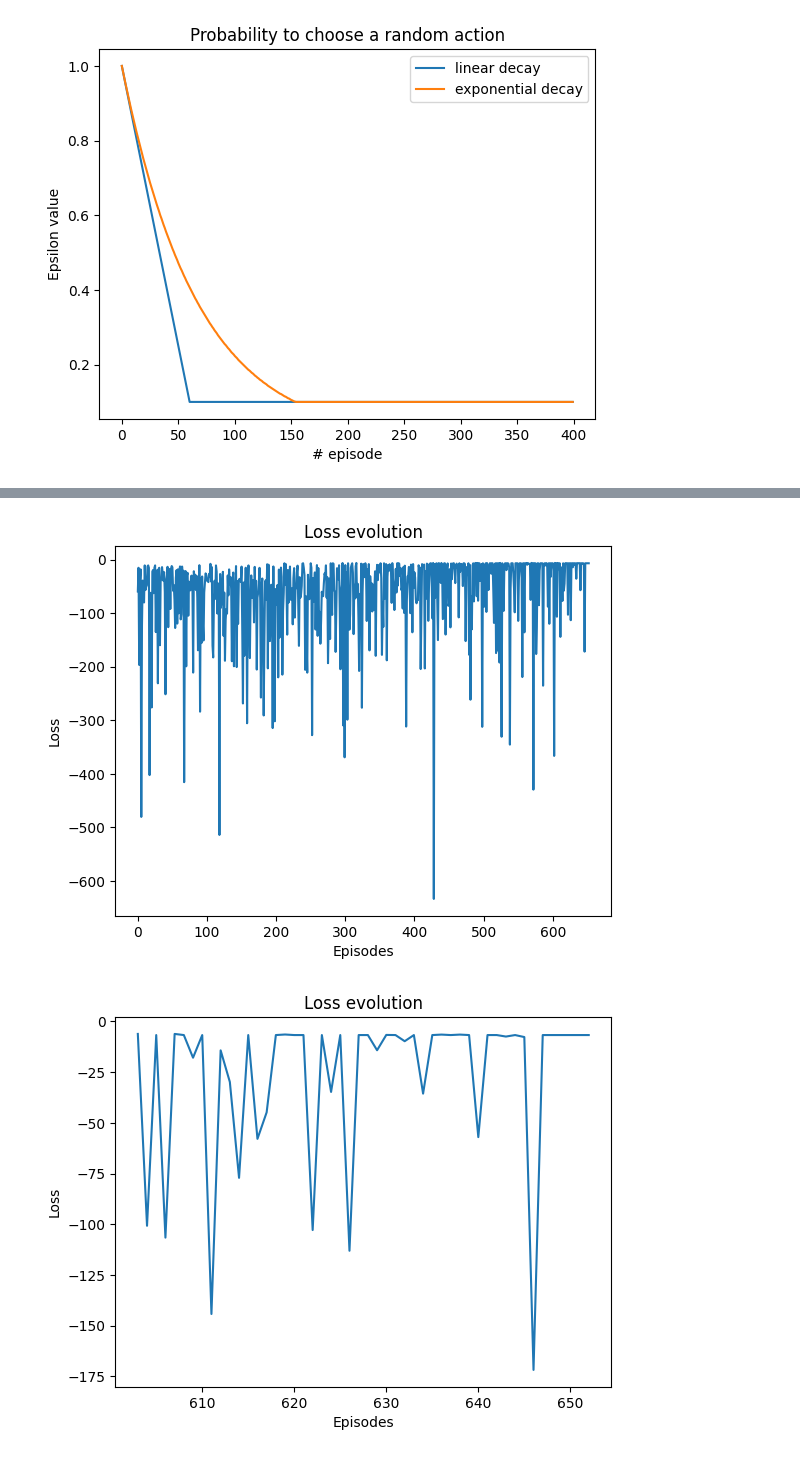
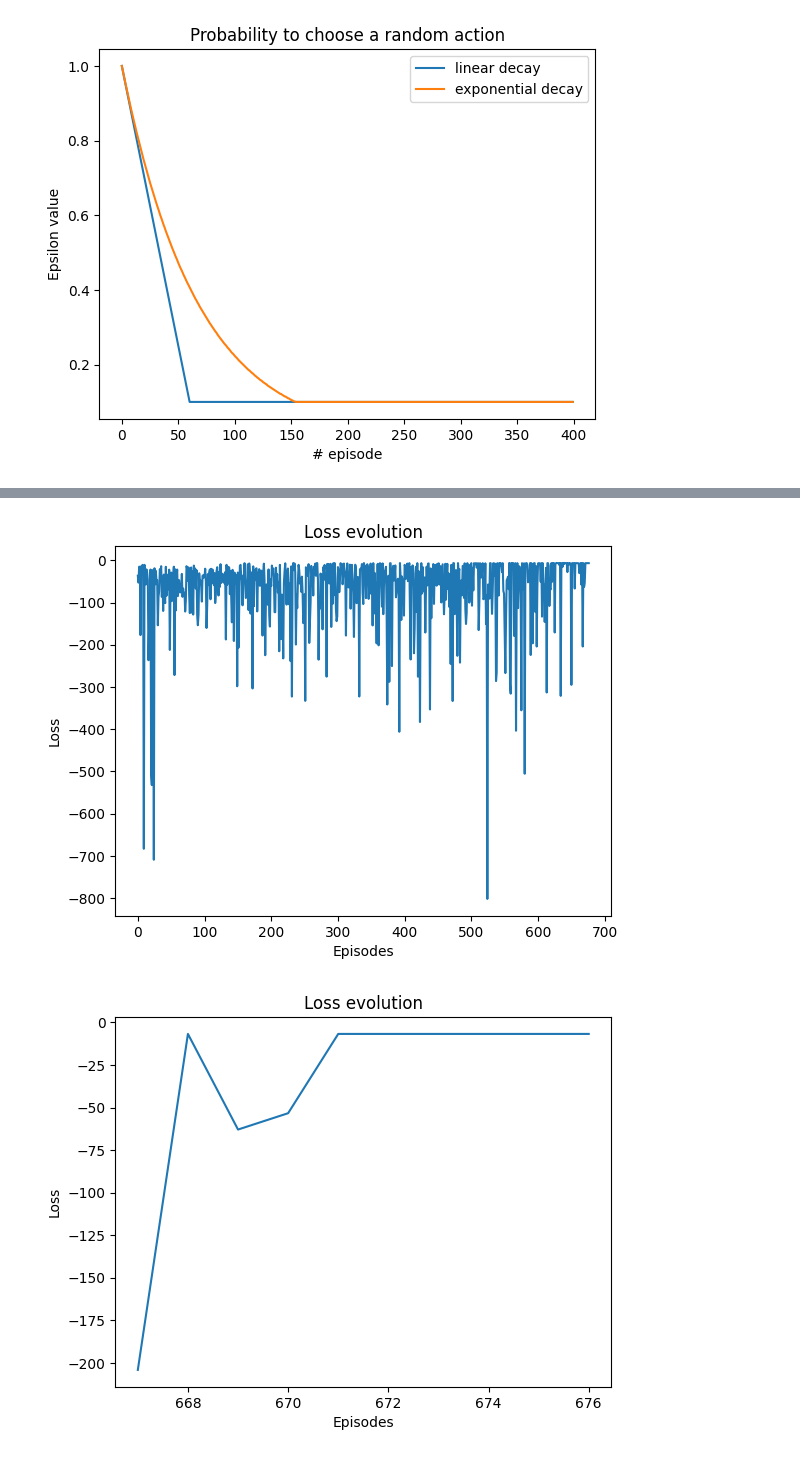
Before and after one commit to jaysenSAW/RL_engine, a Jupyter notebook: notebook/tuto_2.ipynb, the cells around one changed output, grey strips where cells are left out. Saved outputs shown, nothing was run; the diff lists cells and outputs as text; code cells hidden in the pictures.

Commit message:
[feature] clean and update tuto for mono agent

```diff
--- a/notebook/tuto_2.ipynb
+++ b/notebook/tuto_2.ipynb
@@ -9,13 +9,13 @@ import plotly.graph_objects as go
 warnings.simplefilter(action='ignore', category=FutureWarning)
 import pandas as pd
 import plotly.express as px
-import seaborn as sns
+import pickle
 sys.path.insert(1, "../src/utils/")
 from agent import Environment
 from Q_learning import QLearningTrainer
 sys.path.insert(1, "plotly_graph/")
 from functions4tuto import rocket_simulation, plot_rocket_altitude, plot_reward_rocket_monoagent
-JOSN_file = "rocket_tuto_2a.json"
+JOSN_file = "rocket_tuto_2.json"
 # %% [markdown]
 # <span style="color:orange">Input file</span>
 
@@ -320,0 +354,6 @@ Look like nothing to learn anymore, stop training
+# %%
+with open('saved_model/RL_monoagent.pkl', 'rb') as f:
+    RL = pickle.load(f)
+
+# To lunch training remove comment
+# RL.q_learning()
@@ -321,6 +378,6 @@ Look like nothing to learn anymore, stop training
 # %%
 RL.plot_convergence()
-RL.plot_convergence(len(RL.loss_episodes) -50)
+RL.plot_convergence(start = len(RL.loss_episodes) -10) #loss for the last 10 iterations
 # %% [output]
-[figure, old version]
+[figure, new version]
-[figure, old version]
+[figure, new version]
```
Also changed, not shown: parts of 40 cells of this notebook.
